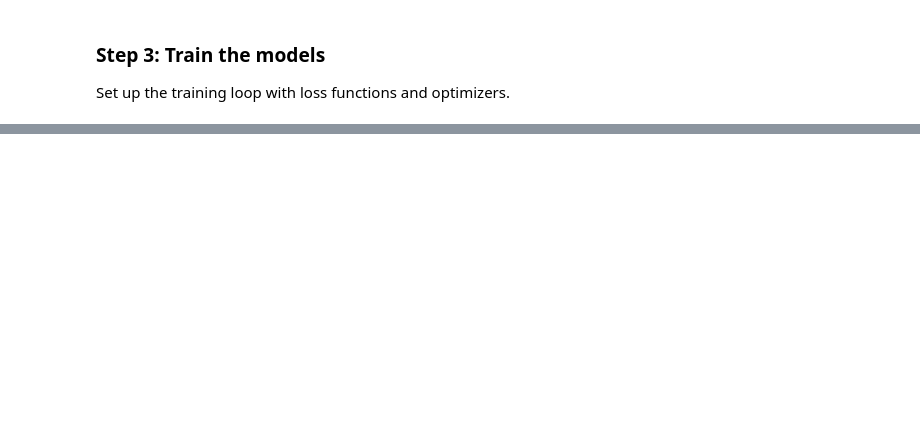
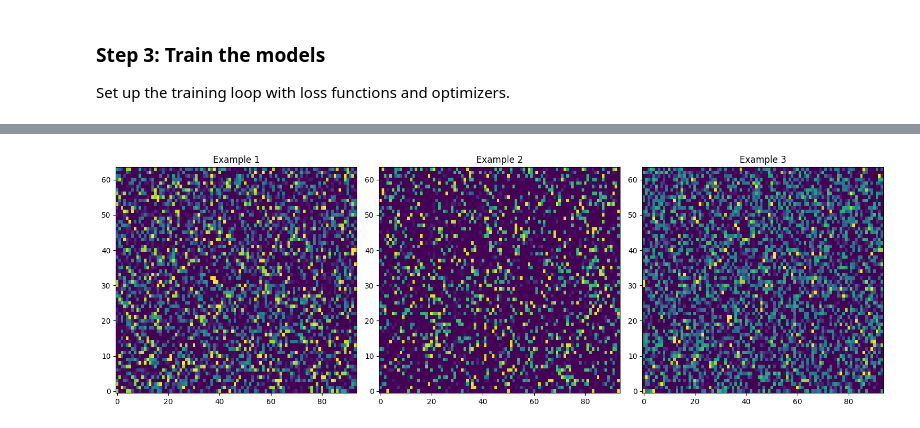
Before and after one commit to MTG/machine_learning_for_sound_and_music_25, a Jupyter notebook: notebooks/05_01_CNNs.ipynb, the cells around one changed output, grey strips where cells are left out. Cells and saved outputs as stored; diff of their text form; code cells hidden in the pictures; blank space fills up the shorter version.

```diff
--- a/notebooks/05_01_CNNs.ipynb
+++ b/notebooks/05_01_CNNs.ipynb
@@ -245,19 +295,0 @@ Epoch [20/20], Loss: 17.7802
-# %%
-# Define loss function and optimizer
-criterion = nn.CrossEntropyLoss()
-optimizer = optim.Adam(model.parameters(), lr=0.001)
-
-# Training loop
-n_epochs = 3
-for epoch in range(n_epochs):  # Number of epochs
-    model.train()
-    for i, batch in enumerate(train_loader):
-        optimizer.zero_grad()
-
-        mels = feature_extractor(batch["audio"])
-        outputs = cnn(mels).softmax(dim=1)
-
-        loss = criterion(outputs, batch["labels"])
-        loss.backward()
-        optimizer.step()
-    print(f'Epoch [{epoch+1}/{n_epochs}], Loss: {loss.item():.4f}')
@@ -282,0 +329,16 @@ torch.Size([11, 14])
+# %%
+feature_extractor = FeatureExtractor(n_mels=64, n_fft=1024, randomize=True)
+
+# Fetch a batch of data
+batch = next(iter(train_loader))
+mel_specs = feature_extractor(batch["audio"]).detach().numpy()
+
+# Visualize the first three mel-spectrograms in the batch
+fig, axes = plt.subplots(1, 3, figsize=(15, 5))
+for i in range(3):
+    axes[i].imshow(mel_specs[i], aspect='auto', origin='lower')
+    axes[i].set_title(f"Example {i+1}")
+plt.tight_layout()
+plt.show()
+# %% [output]
+[figure, added]
```
Also changed, not shown: parts of 14 cells of this notebook.
